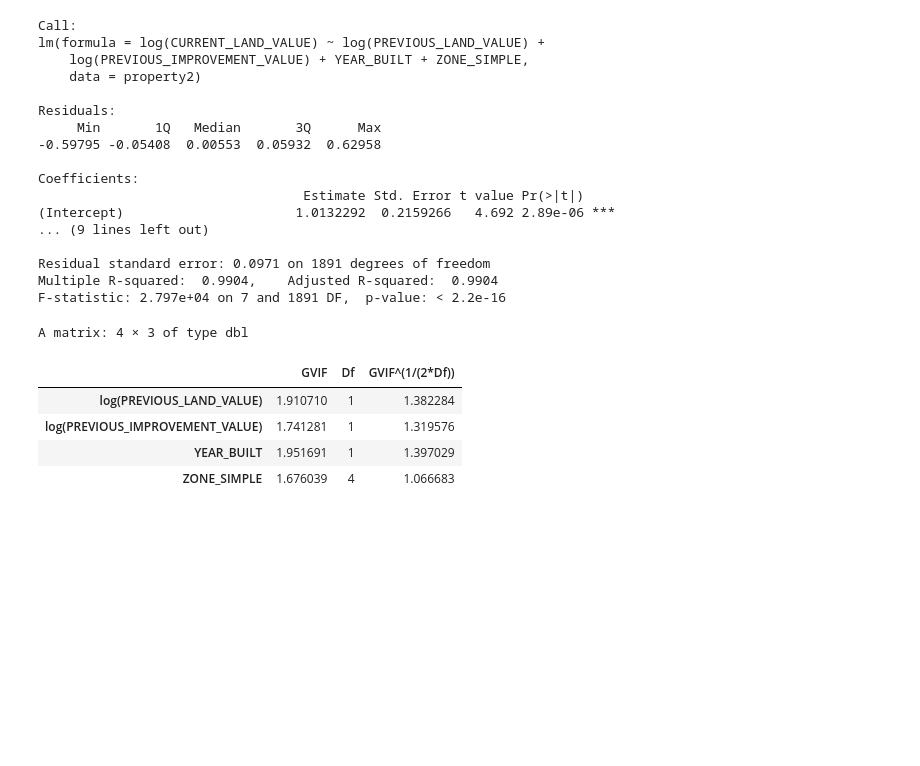
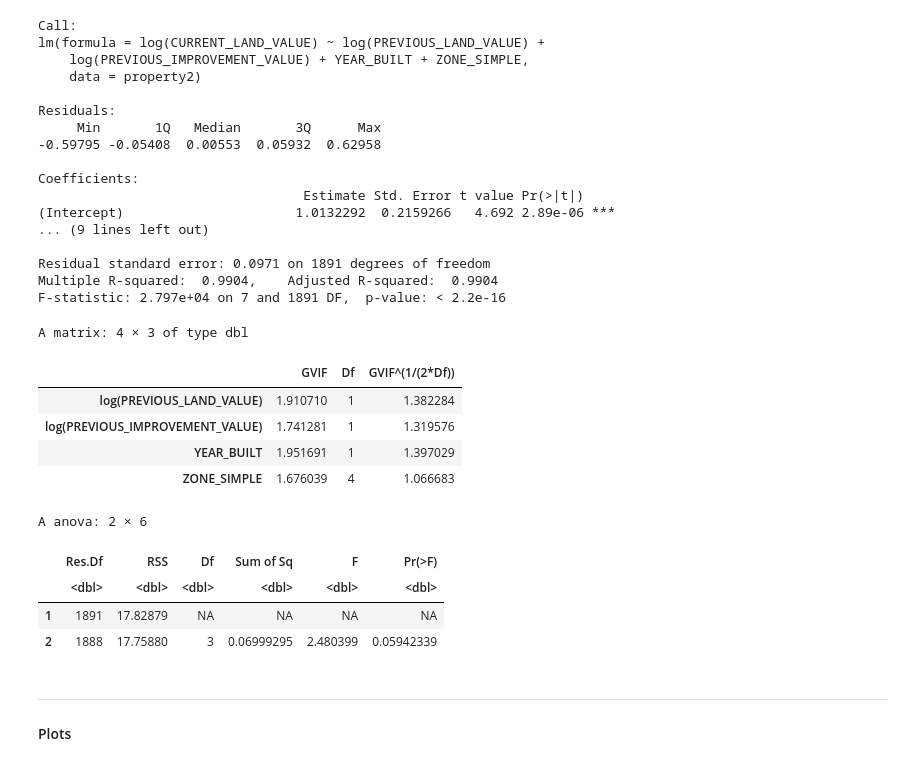
Before and after one commit to drrnaxl/STAT-306-Project, a Jupyter notebook: STAT_306_with_zoning.ipynb, the cells around one changed output. Drawn from its saved outputs; the diff is of its cells as text; code cells hidden in the pictures; blank space fills up the shorter version.

```diff
--- a/STAT_306_with_zoning.ipynb
+++ b/STAT_306_with_zoning.ipynb
@@ -140,3 +169,16 @@ A matrix: 4 × 3 of type dbl
 | log(PREVIOUS_IMPROVEMENT_VALUE) | 1.741281 | 1 | 1.319576 |
 | YEAR_BUILT | 1.951691 | 1 | 1.397029 |
 | ZONE_SIMPLE | 1.676039 | 4 | 1.066683 |
+# %%
+fit_int <- lm(log(CURRENT_LAND_VALUE) ~ log(PREVIOUS_LAND_VALUE) * ZONE_SIMPLE +
+              log(PREVIOUS_IMPROVEMENT_VALUE) + YEAR_BUILT, data = property2)
+anova(fit, fit_int)
+# %% [output]
+A anova: 2 × 6
+|  | Res.Df | RSS | Df | Sum of Sq | F | Pr(>F) |
+|  | <dbl> | <dbl> | <dbl> | <dbl> | <dbl> | <dbl> |
+| 1 | 1891 | 17.82879 | NA | NA | NA | NA |
+| 2 | 1888 | 17.75880 | 3 | 0.06999295 | 2.480399 | 0.05942339 |
+# %% [markdown]
+--------------------------
+#### Plots
```
Also changed, not shown: parts of 10 cells of this notebook, 1 other file.
